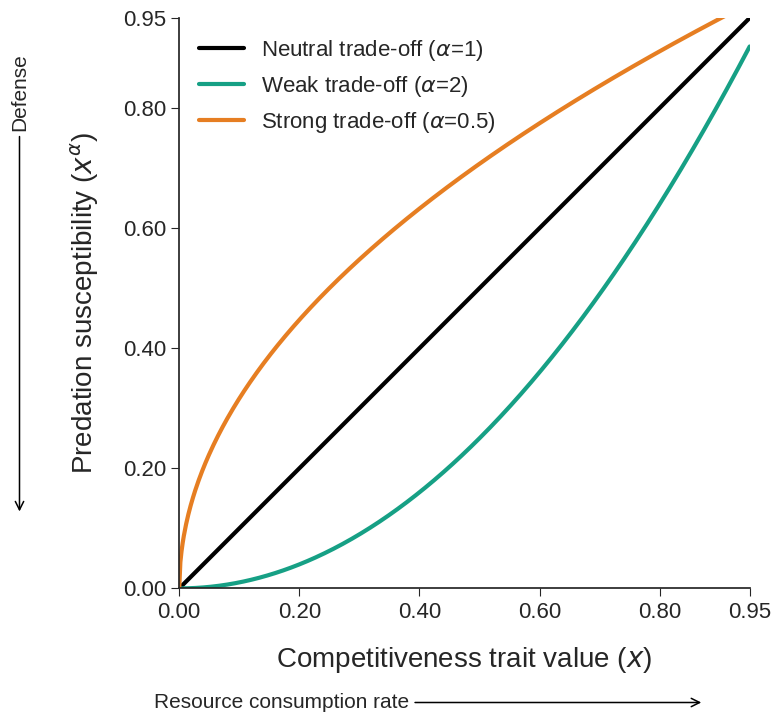
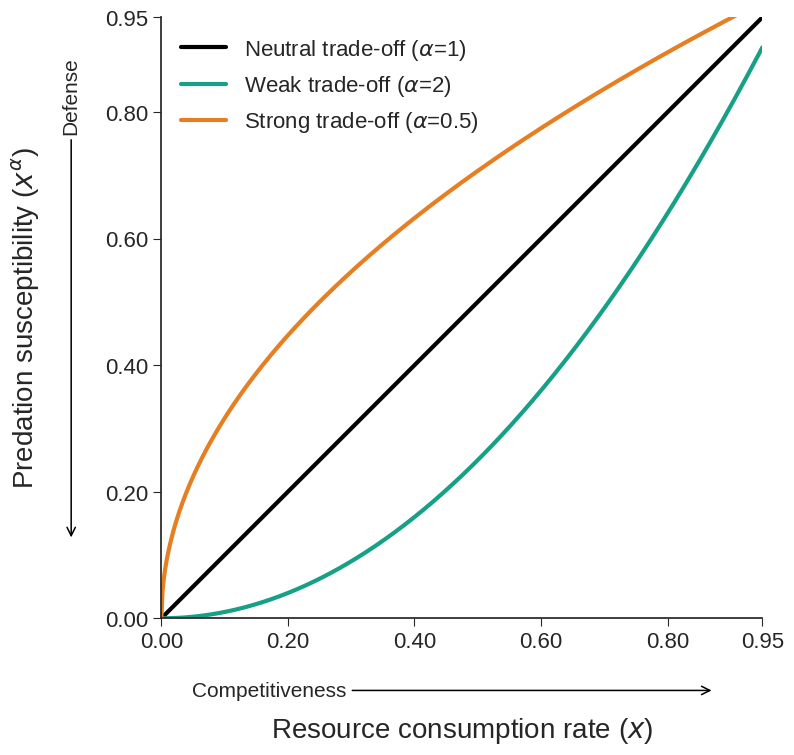
The change to this notebook cell's code, shown as a diff; its figure went from the first image to the second:
--- before
+++ after
@@ -1,5 +1,6 @@
 def plot_direct_risk_tradeoff(curves=(1, 2, 0.5)):
     base_labels = ['Neutral trade-off', 'Weak trade-off', 'Strong trade-off']
-    labels = [f'{lbl} ($\\alpha$={a:g})' for lbl, a in zip(base_labels, curves)]
+    # Using raw strings to prevent escaping issues with \alpha
+    labels = [rf'{lbl} ($\alpha$={a:g})' for lbl, a in zip(base_labels, curves)]
     colors = ['#000000', '#16A085', '#E67E22']
     axis_label_fs, annotation_fs, tick_fs, legend_fs = 20, 15, 16, 16
@@ -16,14 +17,21 @@
     ax.set_xticklabels([f'{v:.2f}' for v in tick_values], fontsize=tick_fs)
     ax.set_yticklabels([f'{v:.2f}' for v in tick_values], fontsize=tick_fs)
-    ax.set_xlabel(r'Competitiveness trait value ($x$)', labelpad=16, fontsize=axis_label_fs)
-    ax.set_ylabel(r'Predation susceptibility ($x^{\alpha}$)', labelpad=16, fontsize=axis_label_fs)
-    ax.annotate('Resource consumption rate',
-                xy=(0.92, -0.2), xytext=(0.18, -0.2), xycoords='axes fraction', textcoords='axes fraction',
+
+    # Positioning titles outside of the arrow annotations
+    ax.set_xlabel(r'Resource consumption rate ($x$)', labelpad=45, fontsize=axis_label_fs)
+    ax.set_ylabel(r'Predation susceptibility ($x^{\alpha}$)', labelpad=45, fontsize=axis_label_fs)
+
+    # Arrow for Competitiveness (X-axis) - updated text
+    ax.annotate('Competitiveness',
+                xy=(0.92, -0.12), xytext=(0.18, -0.12), xycoords='axes fraction', textcoords='axes fraction',
                 arrowprops=dict(arrowstyle='->', color='black', lw=1.1),
                 ha='center', va='center', fontsize=annotation_fs, annotation_clip=False)
+
+    # Arrow for Defense (Y-axis)
     ax.annotate('Defense',
-                xy=(-0.28, 0.13), xytext=(-0.28, 0.87), xycoords='axes fraction', textcoords='axes fraction',
+                xy=(-0.15, 0.13), xytext=(-0.15, 0.87), xycoords='axes fraction', textcoords='axes fraction',
                 arrowprops=dict(arrowstyle='->', color='black', lw=1.1),
                 ha='center', va='center', rotation=90, fontsize=annotation_fs, annotation_clip=False)
+
     ax.legend(frameon=False, fontsize=legend_fs)
     ax.set_aspect('equal', adjustable='box')

Commit: Criado usando o Colab